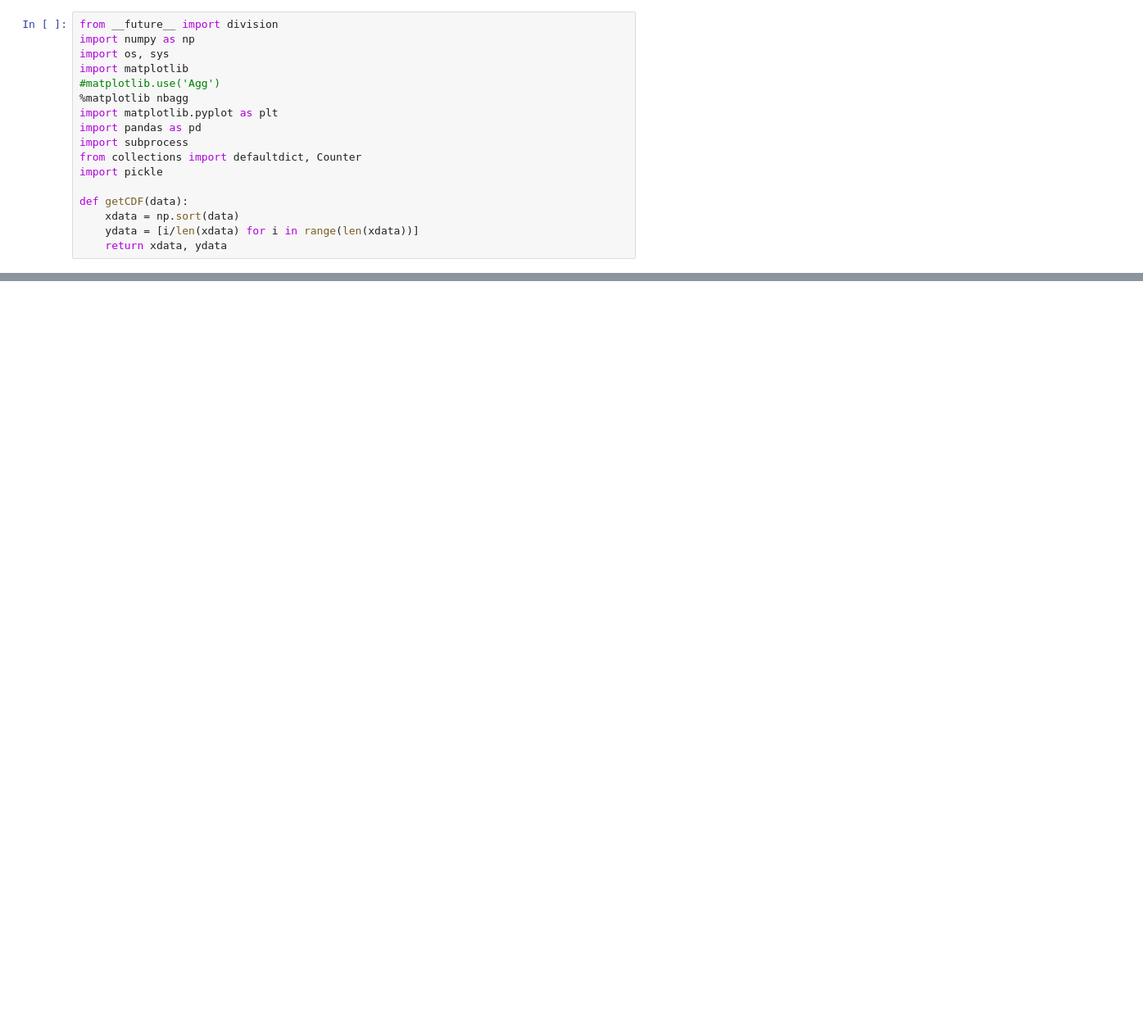
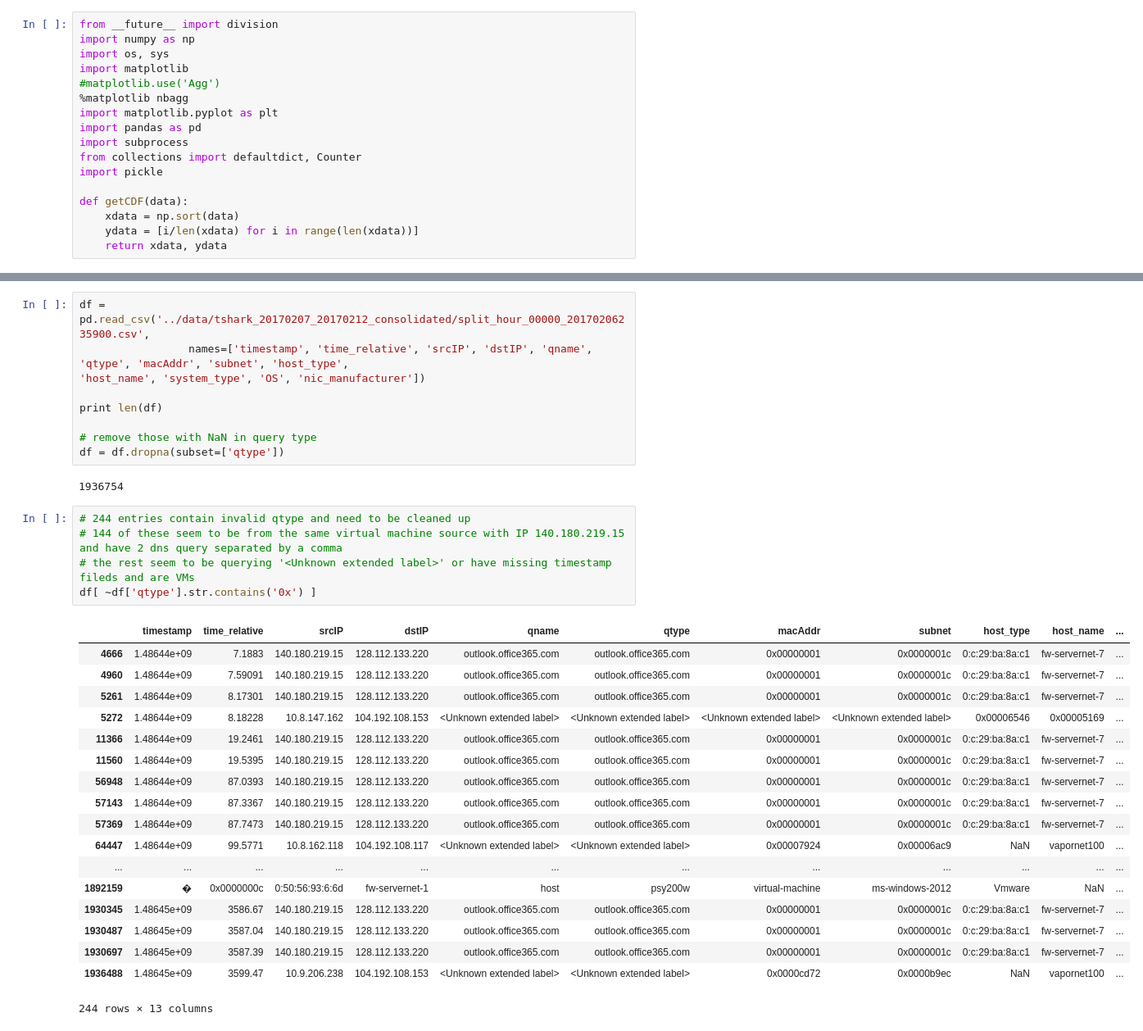
Before and after one commit to shahifaqeer/oit-dns, a Jupyter notebook: feature_extraction/ML-features-analysis.ipynb, the cells around one changed output, grey strips where cells are left out. Shown at 82% size. Cells and saved outputs as stored; diff of their text form; blank space fills up the shorter version.

```diff
--- a/feature_extraction/ML-features-analysis.ipynb
+++ b/feature_extraction/ML-features-analysis.ipynb
@@ -48,0 +24,35 @@ pd.read_csv('../data/hostdb.csv',
+# %%
+df = pd.read_csv('../data/tshark_20170207_20170212_consolidated/split_hour_00000_20170206235900.csv',
+                 names=['timestamp', 'time_relative', 'srcIP', 'dstIP', 'qname', 'qtype', 'macAddr', 'subnet', 'host_type',
+'host_name', 'system_type', 'OS', 'nic_manufacturer'])
+
+print len(df)
+
+# remove those with NaN in query type
+df = df.dropna(subset=['qtype'])
+# %% [output]
+1936754
+# %%
+# 244 entries contain invalid qtype and need to be cleaned up
+# 144 of these seem to be from the same virtual machine source with IP 140.180.219.15 and have 2 dns query separated by a comma
+# the rest seem to be querying '<Unknown extended label>' or have missing timestamp fileds and are VMs
+df[ ~df['qtype'].str.contains('0x') ]
+# %% [output]
+|  | timestamp | time_relative | srcIP | dstIP | qname | qtype | macAddr | subnet | host_type | host_name | ... |
+| 4666 | 1.48644e+09 | 7.1883 | 140.180.219.15 | 128.112.133.220 | outlook.office365.com | outlook.office365.com | 0x00000001 | 0x0000001c | 0:c:29:ba:8a:c1 | fw-servernet-7 | ... |
+| 4960 | 1.48644e+09 | 7.59091 | 140.180.219.15 | 128.112.133.220 | outlook.office365.com | outlook.office365.com | 0x00000001 | 0x0000001c | 0:c:29:ba:8a:c1 | fw-servernet-7 | ... |
+| 5261 | 1.48644e+09 | 8.17301 | 140.180.219.15 | 128.112.133.220 | outlook.office365.com | outlook.office365.com | 0x00000001 | 0x0000001c | 0:c:29:ba:8a:c1 | fw-servernet-7 | ... |
+| 5272 | 1.48644e+09 | 8.18228 | 10.8.147.162 | 104.192.108.153 | <Unknown extended label> | <Unknown extended label> | <Unknown extended label> | <Unknown extended label> | 0x00006546 | 0x00005169 | ... |
+| 11366 | 1.48644e+09 | 19.2461 | 140.180.219.15 | 128.112.133.220 | outlook.office365.com | outlook.office365.com | 0x00000001 | 0x0000001c | 0:c:29:ba:8a:c1 | fw-servernet-7 | ... |
+| 11560 | 1.48644e+09 | 19.5395 | 140.180.219.15 | 128.112.133.220 | outlook.office365.com | outlook.office365.com | 0x00000001 | 0x0000001c | 0:c:29:ba:8a:c1 | fw-servernet-7 | ... |
+| 56948 | 1.48644e+09 | 87.0393 | 140.180.219.15 | 128.112.133.220 | outlook.office365.com | outlook.office365.com | 0x00000001 | 0x0000001c | 0:c:29:ba:8a:c1 | fw-servernet-7 | ... |
+| 57143 | 1.48644e+09 | 87.3367 | 140.180.219.15 | 128.112.133.220 | outlook.office365.com | outlook.office365.com | 0x00000001 | 0x0000001c | 0:c:29:ba:8a:c1 | fw-servernet-7 | ... |
+| 57369 | 1.48644e+09 | 87.7473 | 140.180.219.15 | 128.112.133.220 | outlook.office365.com | outlook.office365.com | 0x00000001 | 0x0000001c | 0:c:29:ba:8a:c1 | fw-servernet-7 | ... |
+| 64447 | 1.48644e+09 | 99.5771 | 10.8.162.118 | 104.192.108.117 | <Unknown extended label> | <Unknown extended label> | 0x00007924 | 0x00006ac9 | NaN | vapornet100 | ... |
+| ... | ... | ... | ... | ... | ... | ... | ... | ... | ... | ... | ... |
+| 1892159 | � | 0x0000000c | 0:50:56:93:6:6d | fw-servernet-1 | host | psy200w | virtual-machine | ms-windows-2012 | Vmware | NaN | ... |
+| 1930345 | 1.48645e+09 | 3586.67 | 140.180.219.15 | 128.112.133.220 | outlook.office365.com | outlook.office365.com | 0x00000001 | 0x0000001c | 0:c:29:ba:8a:c1 | fw-servernet-7 | ... |
+| 1930487 | 1.48645e+09 | 3587.04 | 140.180.219.15 | 128.112.133.220 | outlook.office365.com | outlook.office365.com | 0x00000001 | 0x0000001c | 0:c:29:ba:8a:c1 | fw-servernet-7 | ... |
+| 1930697 | 1.48645e+09 | 3587.39 | 140.180.219.15 | 128.112.133.220 | outlook.office365.com | outlook.office365.com | 0x00000001 | 0x0000001c | 0:c:29:ba:8a:c1 | fw-servernet-7 | ... |
+| 1936488 | 1.48645e+09 | 3599.47 | 10.9.206.238 | 104.192.108.153 | <Unknown extended label> | <Unknown extended label> | 0x0000cd72 | 0x0000b9ec | NaN | vapornet100 | ... |
+244 rows × 13 columns
```
Also changed, not shown: parts of 46 cells of this notebook.
